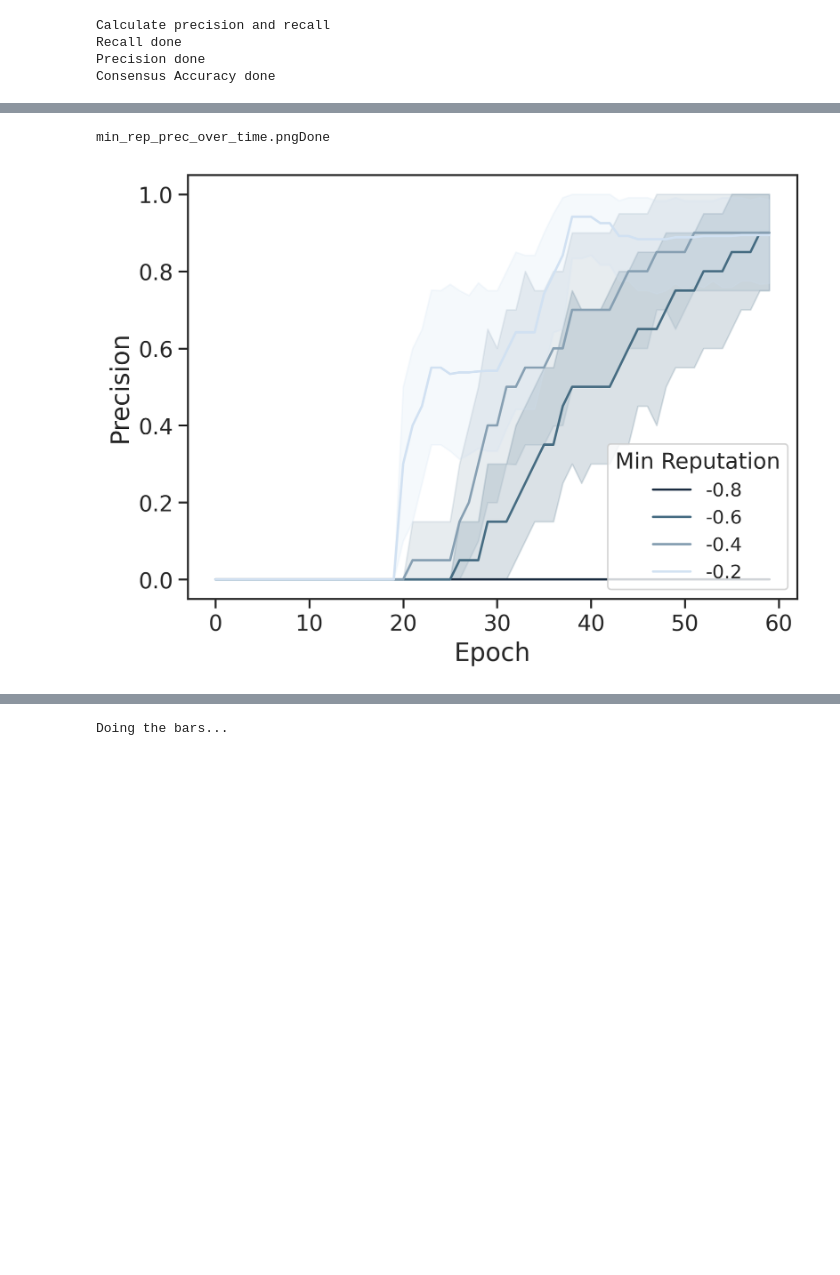
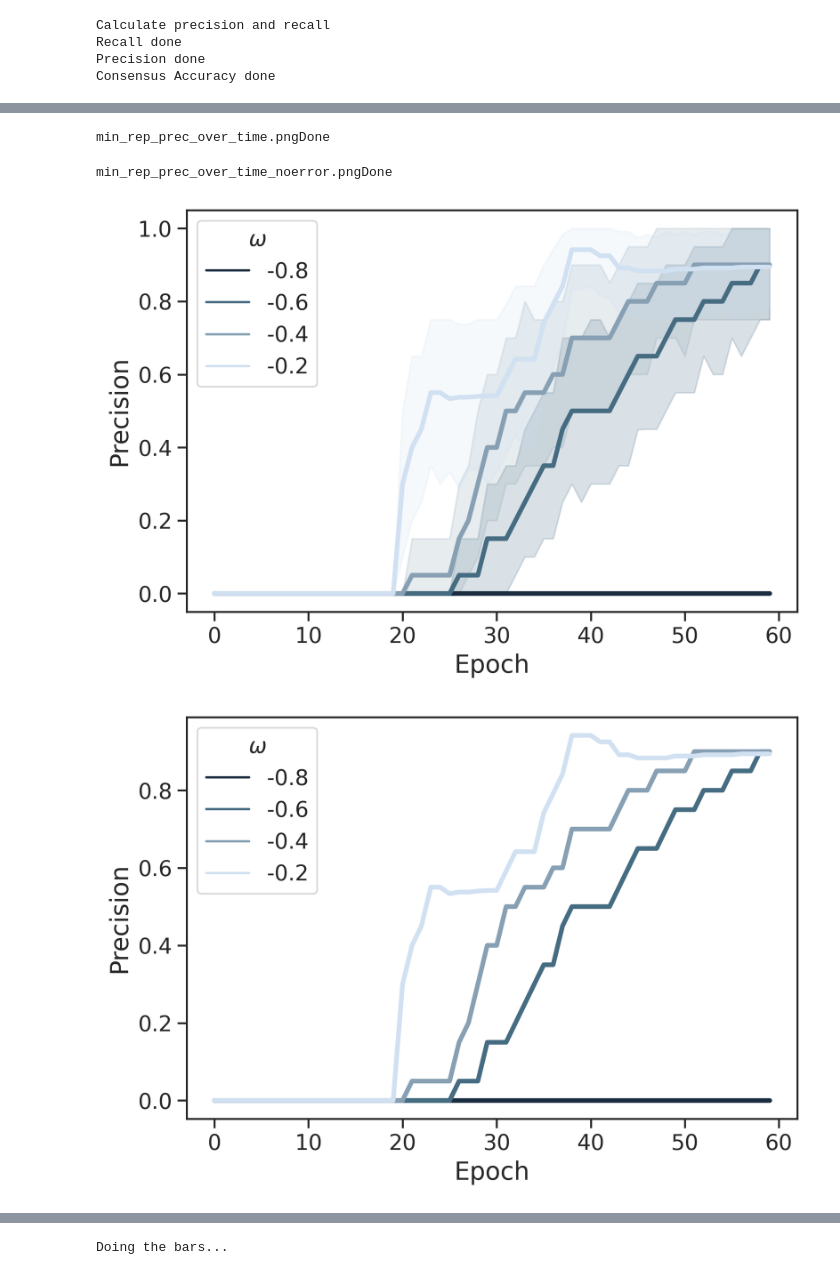
Before and after one commit to UniBO-PRISMLab/desmo-reputation, a Jupyter notebook: plots.ipynb, the cells around one changed output, grey strips where cells are left out. Cells and saved outputs as stored; diff of their text form; code cells hidden in the pictures; blank space fills up the shorter version.

Commit message:
Final plots for real

```diff
--- a/plots.ipynb
+++ b/plots.ipynb
@@ -21,7 +22,7 @@ Found 720 results
 # %%
 rc_params = {
     'font.size': 26,
-    'legend.fontsize': 12,
+    'legend.fontsize': 14,
     'legend.title_fontsize': 14,
     'figure.figsize': (7, 5),
     'axes.facecolor': '#FFFFFF',
@@ -137,10 +123,21 @@ img_name = "min_rep_rec_over_time.png"
 if _REPLACE_ or not os.path.exists(img_name):
     print ("Doing " + img_name)
     fig, ax  = plt.subplots()
-    sns.lineplot(data=df_def, x='Epoch', y='Recall', hue='rep_min', palette=zonia_palette)
-    plt.legend(title='Min Reputation', loc='lower right')
+    sns.lineplot(data=df_def, x='Epoch', y='Recall', hue='rep_min', palette=zonia_palette, linewidth = 3)
+    plt.legend(title='$\omega$', loc='upper left') # omega is the Min reputation for kickout
+    plt.tight_layout()
     plt.savefig(img_name, dpi=300)
     # plt.show()
     print (img_name + "Done")
+img_name = "min_rep_rec_over_time_noerror.png"
+if _REPLACE_ or not os.path.exists(img_name):
+    print ("Doing " + img_name)
+    fig, ax  = plt.subplots()
+    sns.lineplot(data=df_def, x='Epoch', y='Recall', hue='rep_min', palette=zonia_palette, linewidth = 3, errorbar=None)
+    plt.legend(title='$\omega$', loc='upper left') # omega is the Min reputation for kickout
+    plt.tight_layout()
+    plt.savefig(img_name, dpi=300)
+    # plt.show()
+    print (img_name + "Done")
 # %% [output]
 Doing min_rep_rec_over_time.png
@@ -149,18 +149,30 @@ KeyboardInterrupt:
 # %%
 # PLOT 1 - PRECISION OVER TIME
 # How many malicious sources I manage to kick out over time.
 # The "min reputation" is the discriminant here
 img_name = "min_rep_prec_over_time.png"
 if _REPLACE_ or not os.path.exists(img_name):
     fig, ax  = plt.subplots()
-    sns.lineplot(data=df_def, x='Epoch', y='Precision', hue='rep_min', palette=zonia_palette)
-    plt.legend(title='Min Reputation', loc='lower right')
+    sns.lineplot(data=df_def, x='Epoch', y='Precision', hue='rep_min', palette=zonia_palette, linewidth = 3)
+    plt.legend(title='$\omega$', loc='upper left') # omega is the Min reputation for kickout
+    plt.tight_layout()
     plt.savefig(img_name, dpi=300)
     # plt.show()
     print (img_name + "Done")
+img_name = "min_rep_prec_over_time_noerror.png"
+if _REPLACE_ or not os.path.exists(img_name):
+    fig, ax  = plt.subplots()
+    sns.lineplot(data=df_def, x='Epoch', y='Precision', hue='rep_min', palette=zonia_palette, linewidth = 3, errorbar=None)
+    plt.legend(title='$\omega$', loc='upper left') # omega is the Min reputation for kickout
+    plt.tight_layout()
+    plt.savefig(img_name, dpi=300)
+    # plt.show()
+    print (img_name + "Done")
 # %% [output]
 min_rep_prec_over_time.pngDone
+min_rep_prec_over_time_noerror.pngDone
-[figure, old version]
+[figure, new version]
+[figure, added]
 # %%
 # Dataset only with threshold = -0.4
 df_def_4 = df_def.drop(df_def[(df_def.rep_min != -0.4)].index)
```
Also changed, not shown: parts of 15 cells of this notebook, 1 other file.
